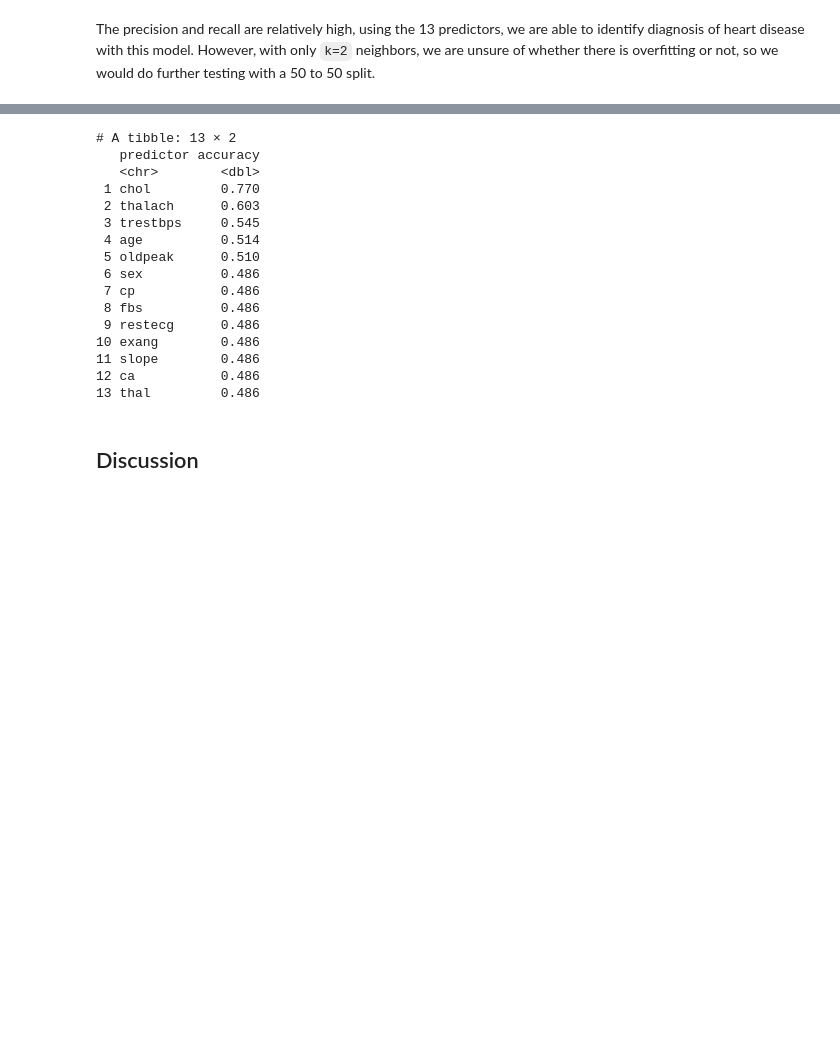
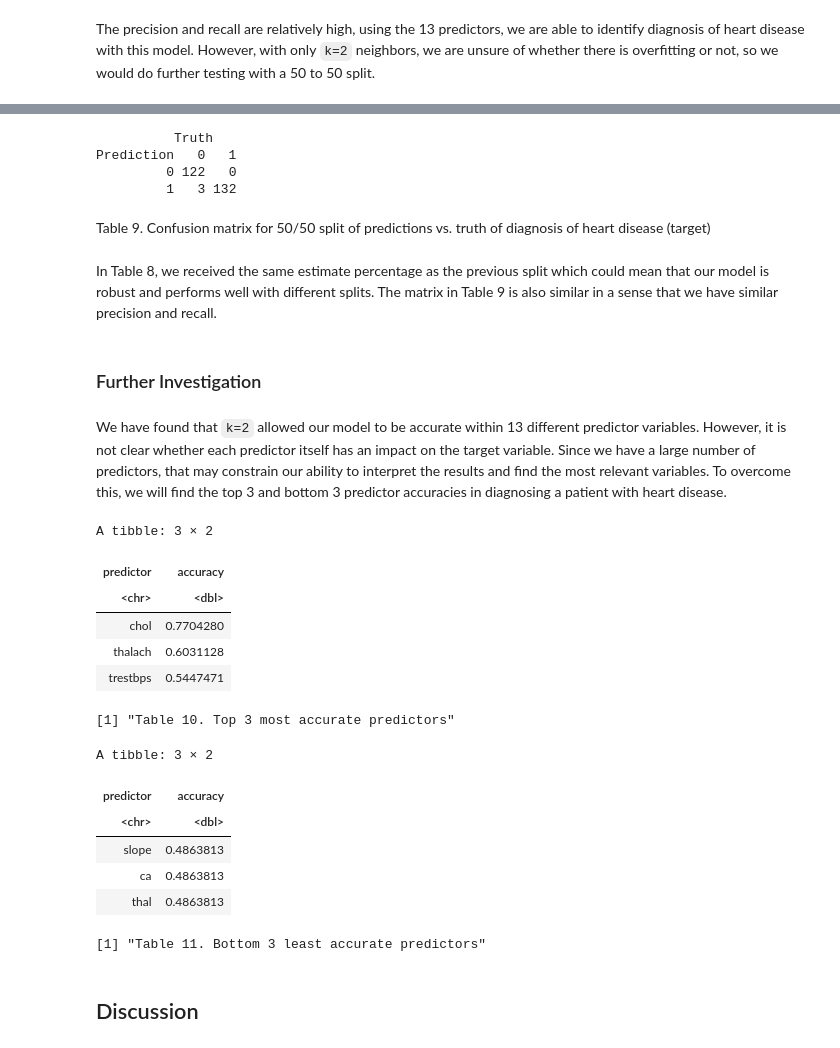
Before and after one commit to random56428/heart-disease, a Jupyter notebook: project.ipynb, the cells around one changed output, grey strips where cells are left out. Drawn from its saved outputs; the diff is of its cells as text; code cells hidden in the pictures; blank space fills up the shorter version.

```diff
--- a/project.ipynb
+++ b/project.ipynb
@@ -495,72 +489,90 @@ Prediction   0   1
+# %%
+heart_conf_mat_50 <- conf_mat(data = predictions_50, truth = target, estimate = .pred_class)
+heart_conf_mat_50
+# %% [output]
+          Truth
+Prediction   0   1
+         0 122   0
+         1   3 132
+# %% [markdown]
+Table 9. Confusion matrix for 50/50 split of predictions vs. truth of diagnosis of heart disease (target)
+# %% [markdown]
+In Table 8, we received the same estimate percentage as the previous split which could mean that our model is robust and performs well with different splits. The matrix in Table 9 is also similar in a sense that we have similar precision and recall.
+# %% [markdown]
+### Further Investigation
+# %% [markdown]
+We have found that `k=2` allowed our model to be accurate within 13 different predictor variables. However, it is not clear whether each predictor itself has an impact on the target variable. Since we have a large number of predictors, that may constrain our ability to interpret the results and find the most relevant variables. To overcome this, we will find the top 3 and bottom 3 predictor accuracies in diagnosing a patient with heart disease.
 # %%
 set.seed(2023)
 
+# Create an empty tibble with headers predictor and accuracy
 predictor_accuracies <- tibble(predictor = character(), accuracy = numeric())
 
+# Get the headers in the dataset except target
 headers <- heart_data |>
     select(-target) |>
     colnames()
 
+# Create initial split of 75/25 for training and testing set respectively
 heart_split <- initial_split(heart_data, prop = 0.75, strata = target)
 heart_train <- training(heart_split)
 heart_test <- testing(heart_split)
 
+# We will use the same k we found in the previous analysis to investigate
 best_K <- 2
 spec <- nearest_neighbor(weight_func = "rectangular", neighbors = best_K) |>
     set_engine("kknn") |>
     set_mode("classification")
-
 vfold <- vfold_cv(heart_train, v = 5, strata = target)
 
-# cross_val_plot <- accuracies |>
-#     ggplot(aes(x = neighbors, y = mean)) +
-#     geom_point() +
-#     geom_line() +
-#     labs(x = "Neighbors", y = "Accuracy Estimate", caption = "Figure 2") +
-#     ggtitle("Accuracy Estimate vs. Neighbors (K)") +
-#     theme(text = element_text(size = 10), plot.caption = element_text(hjust = 0.5, size = 11))
-# cross_val_plot
-
+# Loop through each header, find it's direct accuracy for predicting target and add to result accumulator
 for (header in headers) {
     recipe <- recipe(formula(paste("target ~", header)), data = heart_train) |>
         step_scale(all_predictors()) |>
         step_center(all_predictors())
 
     fit <- workflow() |>
         add_recipe(recipe) |>
         add_model(spec) |>
         fit(heart_train)
 
     predictions <- predict(fit, heart_test) |>
         bind_cols(heart_test)
 
     estimate <- predictions |>
         metrics(truth = target, estimate = .pred_class) |>
         filter(.metric == "accuracy") |>
         pull(.estimate)
 
     predictor_accuracies <- add_row(predictor_accuracies, predictor = header, accuracy = estimate)
 }
 
+predictor_accuracies <- predictor_accuracies |>
+    arrange(desc(accuracy))
+
+# Get the top 3 most accurate predictors
 predictor_accuracies |>
-    arrange(desc(accuracy)) |>
-    print(n=Inf)
+    slice_head(n = 3)
+print("Table 10. Top 3 most accurate predictors")
+
+# Get the bottom 3 least accurate predictors
+predictor_accuracies |>
+    slice_tail(n = 3)
+print("Table 11. Bottom 3 least accurate predictors")
 # %% [output]
-# A tibble: 13 × 2
-   predictor accuracy
-   <chr>        <dbl>
- 1 chol         0.770
- 2 thalach      0.603
- 3 trestbps     0.545
- 4 age          0.514
- 5 oldpeak      0.510
- 6 sex          0.486
- 7 cp           0.486
- 8 fbs          0.486
- 9 restecg      0.486
-10 exang        0.486
-11 slope        0.486
-12 ca           0.486
-13 thal         0.486
+A tibble: 3 × 2
+| predictor | accuracy |
+| <chr> | <dbl> |
+| chol | 0.7704280 |
+| thalach | 0.6031128 |
+| trestbps | 0.5447471 |
+[1] "Table 10. Top 3 most accurate predictors"
+A tibble: 3 × 2
+| predictor | accuracy |
+| <chr> | <dbl> |
+| slope | 0.4863813 |
+| ca | 0.4863813 |
+| thal | 0.4863813 |
+[1] "Table 11. Bottom 3 least accurate predictors"
 # %% [markdown]
 ## Discussion
```
Also changed, not shown: parts of 15 cells of this notebook.
